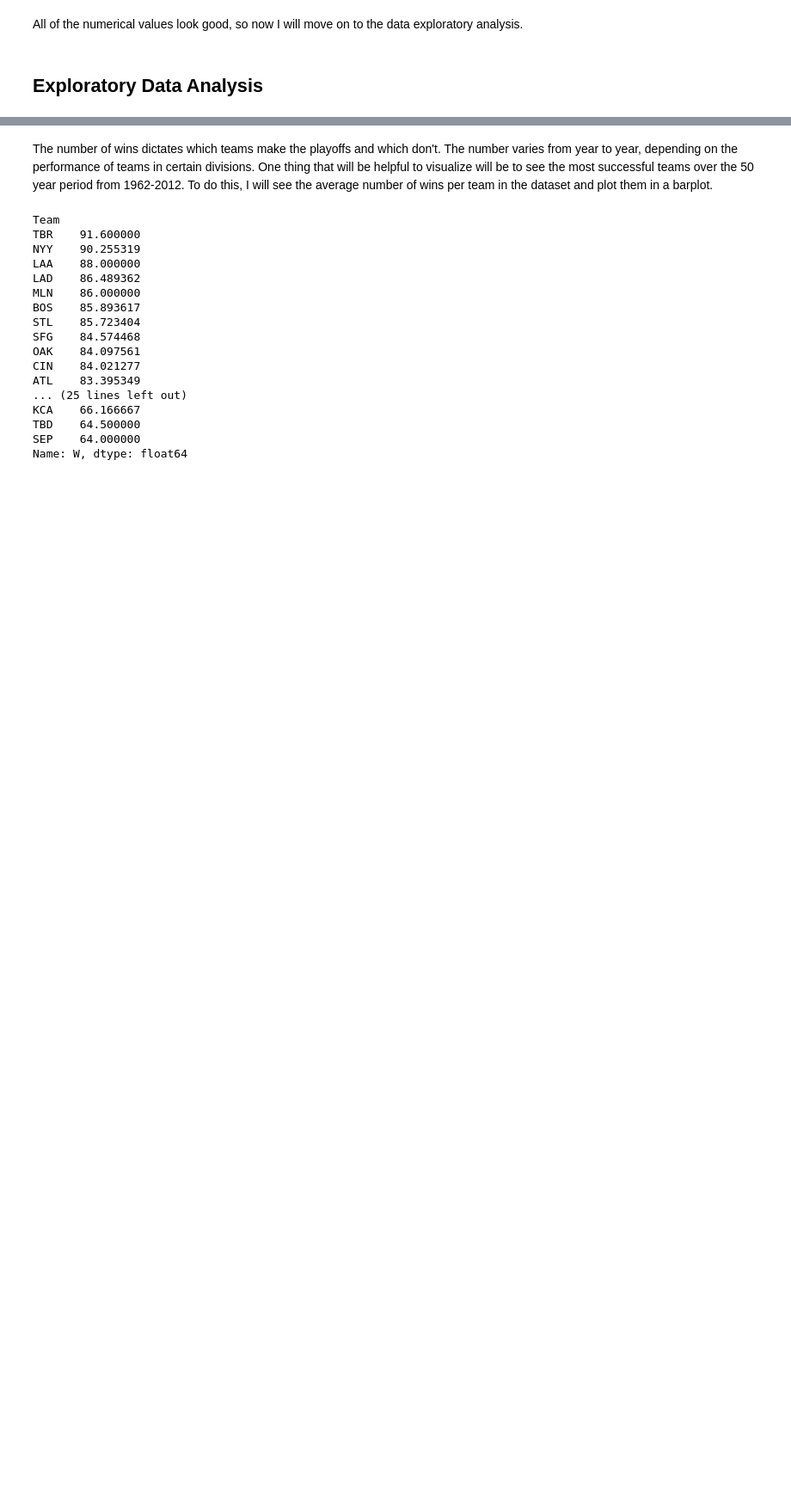
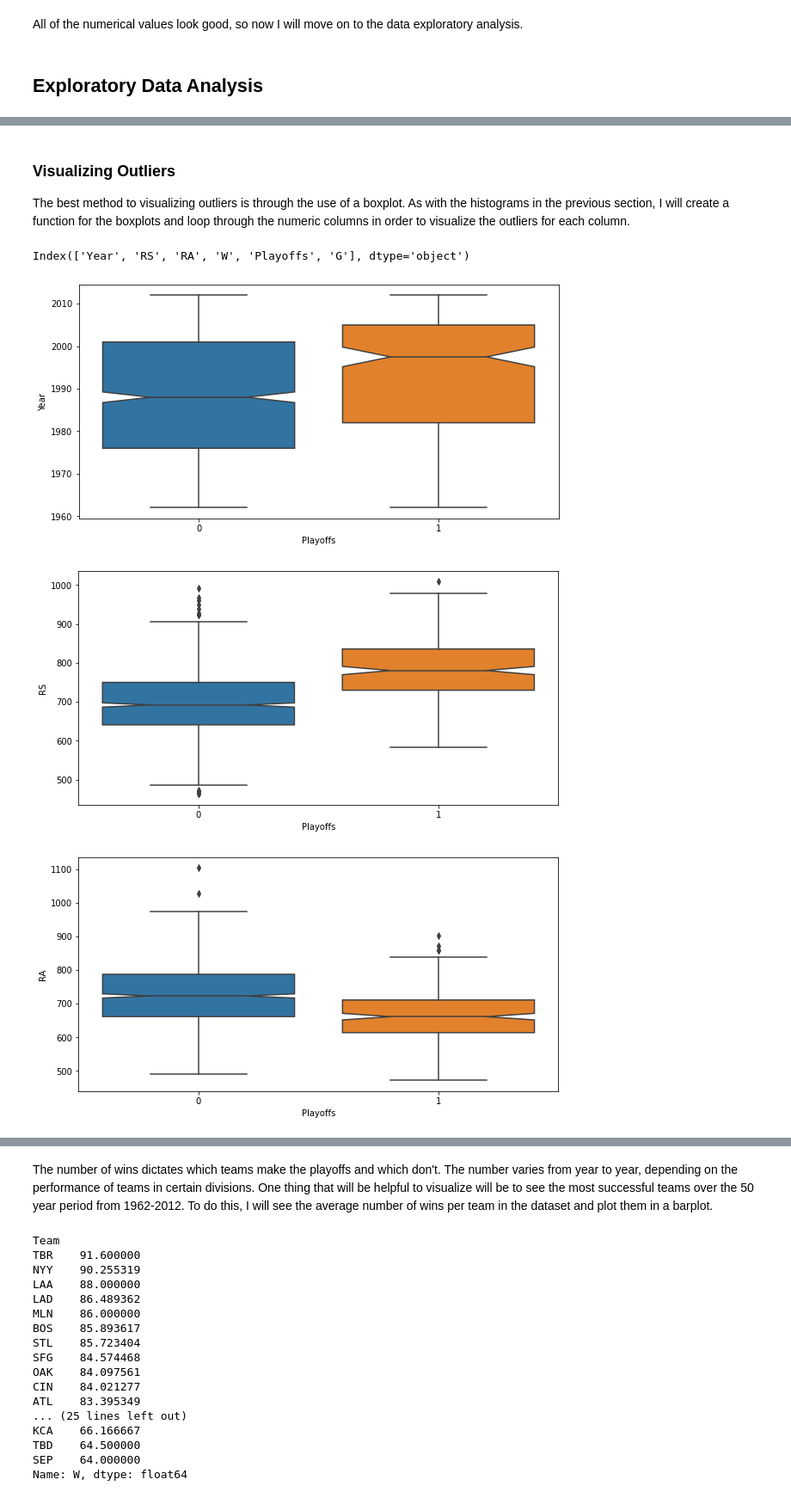
Before and after one commit to joshlensing/Coding-Dojo-Project-2, a Jupyter notebook: Project_2_Baseball_Playoff_Predictions.ipynb, the cells around one changed output, grey strips where cells are left out. Shown at 86% size. Cells and saved outputs as stored; diff of their text form; code cells hidden in the pictures; blank space fills up the shorter version.

```diff
--- a/Project_2_Baseball_Playoff_Predictions.ipynb
+++ b/Project_2_Baseball_Playoff_Predictions.ipynb
@@ -168,0 +200,27 @@ All of the numerical values look good, so now I will move on to the data explora
+# %% [markdown]
+### Visualizing Outliers
+
+The best method to visualizing outliers is through the use of a boxplot. As with the histograms in the previous section, I will create a function for the boxplots and loop through the numeric columns in order to visualize the outliers for each column.
+# %%
+# creating a function for the boxplots
+def box_plot(data, x, y, figsize = (10,5)):
+
+  fig, ax = plt.subplots(figsize = figsize)
+  ## Plot boxplot
+  sns.boxplot(data = data, x = x, y = y, notch=True)
+
+  return fig, ax
+# %%
+dtypes = df.dtypes
+box_cols1 = dtypes[dtypes == 'int'].index
+box_cols1
+# %% [output]
+Index(['Year', 'RS', 'RA', 'W', 'Playoffs', 'G'], dtype='object')
+# %%
+# creating a loop for the integer boxplots
+for col in box_cols1:
+  box_plot(df, 'Playoffs', col)
+# %% [output]
+[figure, added]
+[figure, added]
+[figure, added]
```
Also changed, not shown: parts of 11 cells of this notebook.
